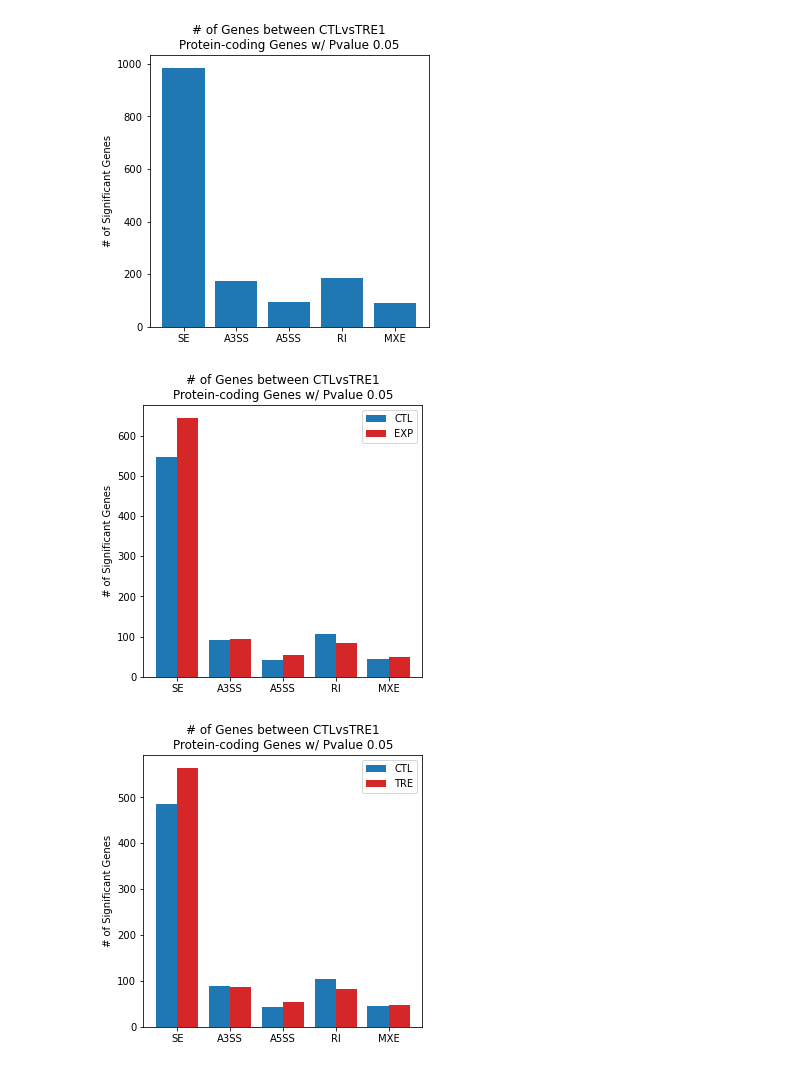
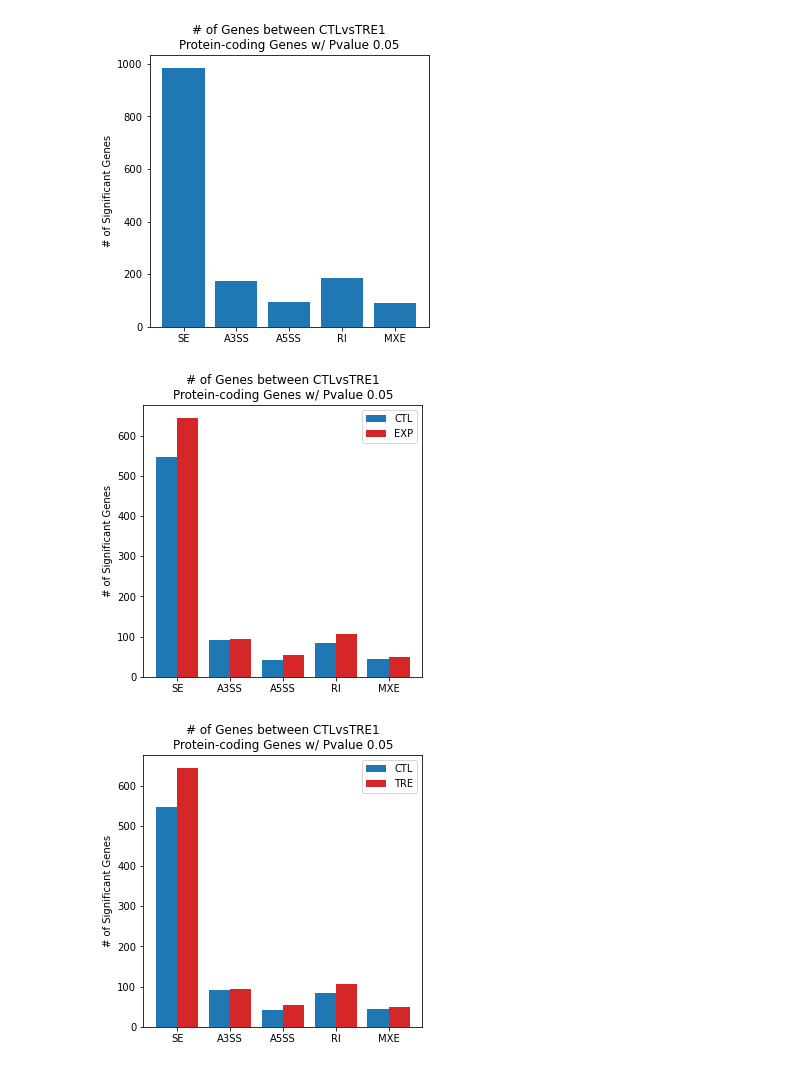
Before and after one commit to GDL-BI-Team/GDL-BI-Pipeline, a Jupyter notebook: RNA-Seq/rMATS.ipynb, the cells around one changed output. Cells and saved outputs as stored; diff of their text form; code cells hidden in the pictures.

```diff
--- a/RNA-Seq/rMATS.ipynb
+++ b/RNA-Seq/rMATS.ipynb
@@ -102,11 +102,18 @@ X = np.arange(len(AS))
 Y_CTL = []
 Y_EXP = []
 for as_type in AS:
-    tmp_ = AS_Sig_DICT[as_type]
-    tmp_ctl_ = tmp_.loc[tmp_["IncLevelDifference"] < 0] # CTL Events
-    Y_CTL.append(len(tmp_ctl_))
-    tmp_exp_ = tmp_.loc[tmp_["IncLevelDifference"] > 0] # EXP Events
-    Y_EXP.append(len(tmp_exp_))
+    if (as_type != "RI"):
+        tmp_ = AS_Sig_DICT[as_type]
+        tmp_ctl_ = tmp_.loc[tmp_["IncLevelDifference"] < 0] # CTL Events
+        Y_CTL.append(len(tmp_ctl_))
+        tmp_exp_ = tmp_.loc[tmp_["IncLevelDifference"] > 0] # EXP Events
+        Y_EXP.append(len(tmp_exp_))
+    else:
+        tmp_ = AS_Sig_DICT[as_type]
+        tmp_ctl_ = tmp_.loc[tmp_["IncLevelDifference"] > 0] # CTL Events
+        Y_CTL.append(len(tmp_ctl_))
+        tmp_exp_ = tmp_.loc[tmp_["IncLevelDifference"] < 0] # EXP Events
+        Y_EXP.append(len(tmp_exp_))
 
 plt.bar(X-0.2, Y_CTL, width=0.4, label = "CTL", color = "tab:blue")
 plt.bar(X+0.2, Y_EXP, width=0.4, label = "EXP", color = "tab:red")
@@ -115,34 +122,40 @@ plt.xticks(X, AS)
 plt.ylabel("# of Significant Genes")
 plt.title("# of Genes between {}\nProtein-coding Genes w/ Pvalue {}".format(SetName,pvalue_thres))
 plt.legend()
-plt.savefig(os.path.join(output_dir_route,"{}_{}.png".format(SetName, "PC_Sig_Genes")))
+plt.savefig(os.path.join(output_dir_route,"{}_{}.png".format(SetName, "PC_Sig_Events_Compare")))
 plt.show()
 # %% [output]
-[figure, old version]
+[figure, new version]
 # %%
 # Plot 3. # of Signigicant Genes, CTL/TRE
 
 plt.figure(figsize=(5,5))
 
 X = np.arange(len(AS))
 Y_CTL = []
 Y_EXP = []
 for as_type in AS:
-    tmp_ = AS_Sig_DICT[as_type]
-    tmp_ctl_ = tmp_.loc[tmp_["IncLevelDifference"] < 0] # CTL Events
-    tmp_ctl_genes_ = tmp_ctl_["GeneID"].drop_duplicates()
-    Y_CTL.append(len(tmp_ctl_genes_))
-    tmp_exp_ = tmp_.loc[tmp_["IncLevelDifference"] > 0] # EXP Events
-    tmp_exp_genes_ = tmp_exp_["GeneID"].drop_duplicates()
-    Y_EXP.append(len(tmp_exp_genes_))
+    if (as_type != "RI"):
+        tmp_ = AS_Sig_DICT[as_type]
+        tmp_ctl_ = tmp_.loc[tmp_["IncLevelDifference"] < 0] # CTL Events
+        Y_CTL.append(len(tmp_ctl_))
+        tmp_exp_ = tmp_.loc[tmp_["IncLevelDifference"] > 0] # EXP Events
+        Y_EXP.append(len(tmp_exp_))
+    else:
+        tmp_ = AS_Sig_DICT[as_type]
+        tmp_ctl_ = tmp_.loc[tmp_["IncLevelDifference"] > 0] # CTL Events
+        Y_CTL.append(len(tmp_ctl_))
+        tmp_exp_ = tmp_.loc[tmp_["IncLevelDifference"] < 0] # EXP Events
+        Y_EXP.append(len(tmp_exp_))
 
 plt.bar(X-0.2, Y_CTL, width=0.4, label = "CTL", color = "tab:blue")
 plt.bar(X+0.2, Y_EXP, width=0.4, label = "TRE", color = "tab:red")
 plt.xticks(X, AS)
 
 plt.ylabel("# of Significant Genes")
 plt.title("# of Genes between {}\nProtein-coding Genes w/ Pvalue {}".format(SetName,pvalue_thres))
 plt.legend()
+plt.savefig(os.path.join(output_dir_route,"{}_{}.png".format(SetName, "PC_Sig_Genes_Compare")))
 plt.show()
 # %% [output]
-[figure, old version]
+[figure, new version]
```
